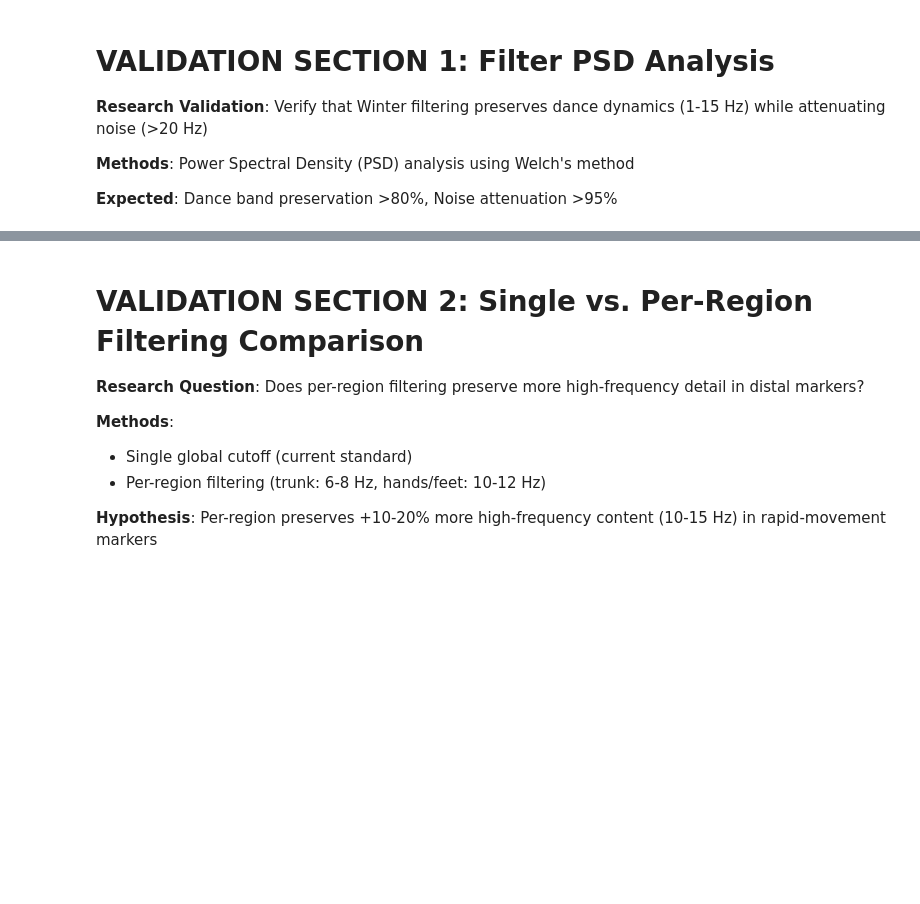
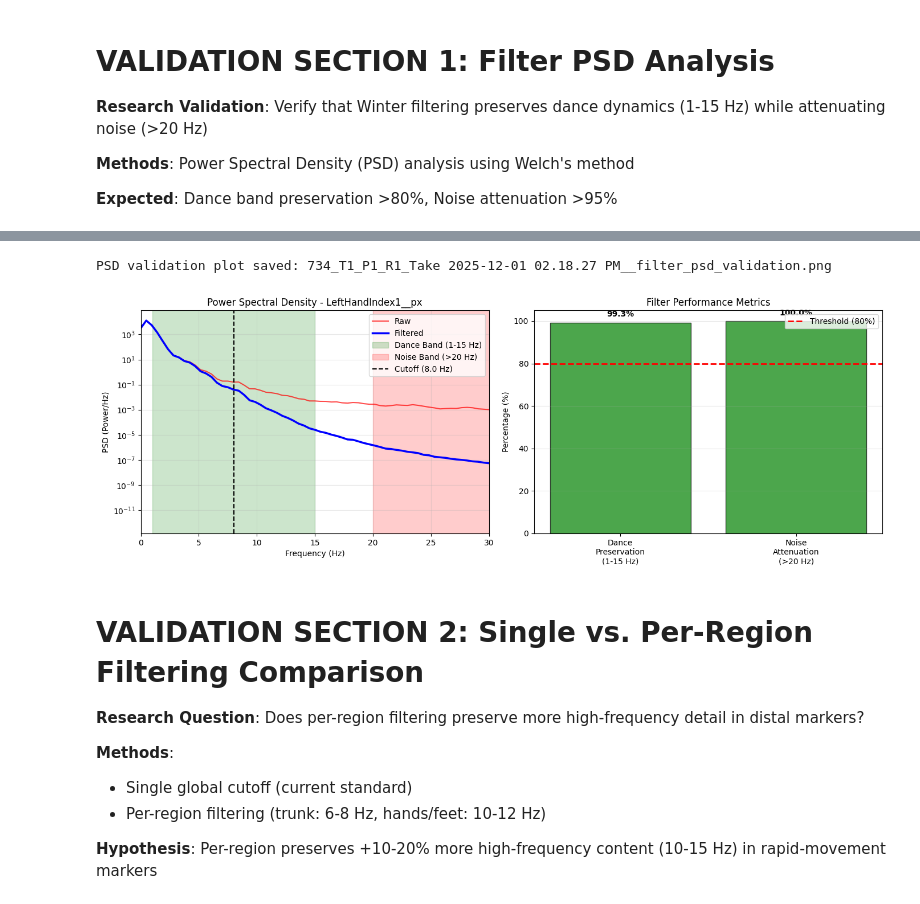
Before and after one commit to Drorhaz/Gaga-mocap-Kinematics, a Jupyter notebook: notebooks/04_filtering.ipynb, the cells around one changed output, grey strips where cells are left out. Cells and saved outputs as stored; diff of their text form; code cells hidden in the pictures; blank space fills up the shorter version.

```diff
--- a/notebooks/04_filtering.ipynb
+++ b/notebooks/04_filtering.ipynb
@@ -242,6 +243,7 @@ signal_filt = df_filtered[test_marker[0]].values
 # Analyze PSD preservation
 psd_result = analyze_filter_psd_preservation(
     signal_raw, signal_filt, FS,
+    cutoff_hz=winter_metadata['cutoff_hz'],  # Use actual cutoff from Winter analysis
     dance_band=(1, 15),  # Updated for realistic dance dynamics
     noise_band=(20, 50)
 )
@@ -252,14 +254,14 @@ quality = validate_filter_quality(psd_result)
 print("\n" + "="*60)
 print("FILTER VALIDATION RESULTS")
 print("="*60)
-print(f"Cutoff frequency: {winter_meta['cutoff_hz']:.1f} Hz")
+print(f"Cutoff frequency: {winter_metadata['cutoff_hz']:.1f} Hz")
 print(f"\nDance Band (1-15 Hz):")
 print(f"  Preservation: {psd_result['dance_preservation_pct']:.1f}%")
 print(f"  Status: {quality['dance_preservation_status']}")
 print(f"\nNoise Band (20-50 Hz):")
-print(f"  Attenuation: {psd_result['noise_attenuation_pct']:.1f}%")
+print(f"  Attenuation: {psd_result['noise_attenuation_db']:.1f} dB")  # Fixed: db not pct
 print(f"  Status: {quality['noise_attenuation_status']}")
 print(f"\nSNR Improvement: {psd_result['snr_improvement_db']:.1f} dB")
-print(f"\nOverall Quality Grade: {quality['quality_grade']}")
-print(f"\nRecommendation: {quality['recommendation']}")
+print(f"  Status: {quality['snr_improvement_status']}")
+print(f"\nOverall Quality: {quality['overall_filter_quality']}")  # Fixed: correct key
 print("="*60)
@@ -276,38 +299,44 @@ axes[0].semilogy(f_raw, psd_raw, 'r-', label='Raw', alpha=0.7, linewidth=1.5)
 axes[0].semilogy(f_filt, psd_filt, 'b-', label='Filtered', linewidth=2.5)
 axes[0].axvspan(1, 15, alpha=0.2, color='green', label='Dance Band (1-15 Hz)')
 axes[0].axvspan(20, 50, alpha=0.2, color='red', label='Noise Band (>20 Hz)')
-axes[0].axvline(winter_meta['cutoff_hz'], color='k', linestyle='--',
-                label=f"Cutoff ({winter_meta['cutoff_hz']:.1f} Hz)")
+axes[0].axvline(winter_metadata['cutoff_hz'], color='k', linestyle='--',
+                label=f"Cutoff ({winter_metadata['cutoff_hz']:.1f} Hz)")
 axes[0].set_xlabel('Frequency (Hz)')
 axes[0].set_ylabel('PSD (Power/Hz)')
 axes[0].set_title(f'Power Spectral Density - {test_marker[0]}')
 axes[0].legend()
 axes[0].grid(True, alpha=0.3)
 axes[0].set_xlim(0, 30)
 
 # Right: Performance bar chart
+# Calculate noise attenuation percentage from power values
+noise_atten_pct = (1 - psd_result['power_filt_noise'] / psd_result['power_raw_noise']) * 100 if psd_result['power_raw_noise'] > 0 else 100
+
 categories = ['Dance\nPreservation\n(1-15 Hz)', 'Noise\nAttenuation\n(>20 Hz)']
-values = [psd_result['dance_preservation_pct'], psd_result['noise_attenuation_pct']]
+values = [psd_result['dance_preservation_pct'], noise_atten_pct]
 colors = ['green' if v >= 80 else 'orange' for v in values]
 bars = axes[1].bar(categories, values, color=colors, alpha=0.7, edgecolor='black')
 axes[1].axhline(80, color='r', linestyle='--', linewidth=2, label='Threshold (80%)')
 axes[1].set_ylabel('Percentage (%)')
 axes[1].set_title('Filter Performance Metrics')
 axes[1].set_ylim(0, 105)
 axes[1].legend()
 axes[1].grid(True, alpha=0.3, axis='y')
 
 # Add value labels on bars
 for bar, val in zip(bars, values):
     height = bar.get_height()
     axes[1].text(bar.get_x() + bar.get_width()/2., height + 2,
                 f'{val:.1f}%', ha='center', va='bottom', fontweight='bold')
 
 plt.tight_layout()
 plt.savefig(os.path.join(DERIV_04, f'{RUN_ID}__filter_psd_validation.png'),
             dpi=150, bbox_inches='tight')
 print(f"\nPSD validation plot saved: {RUN_ID}__filter_psd_validation.png")
 plt.show()
+# %% [output]
+PSD validation plot saved: 734_T1_P1_R1_Take 2025-12-01 02.18.27 PM__filter_psd_validation.png
+[figure, added]
 # %% [markdown]
 # VALIDATION SECTION 2: Single vs. Per-Region Filtering Comparison
 
```
Also changed, not shown: parts of 10 cells of this notebook, 22 other files.
